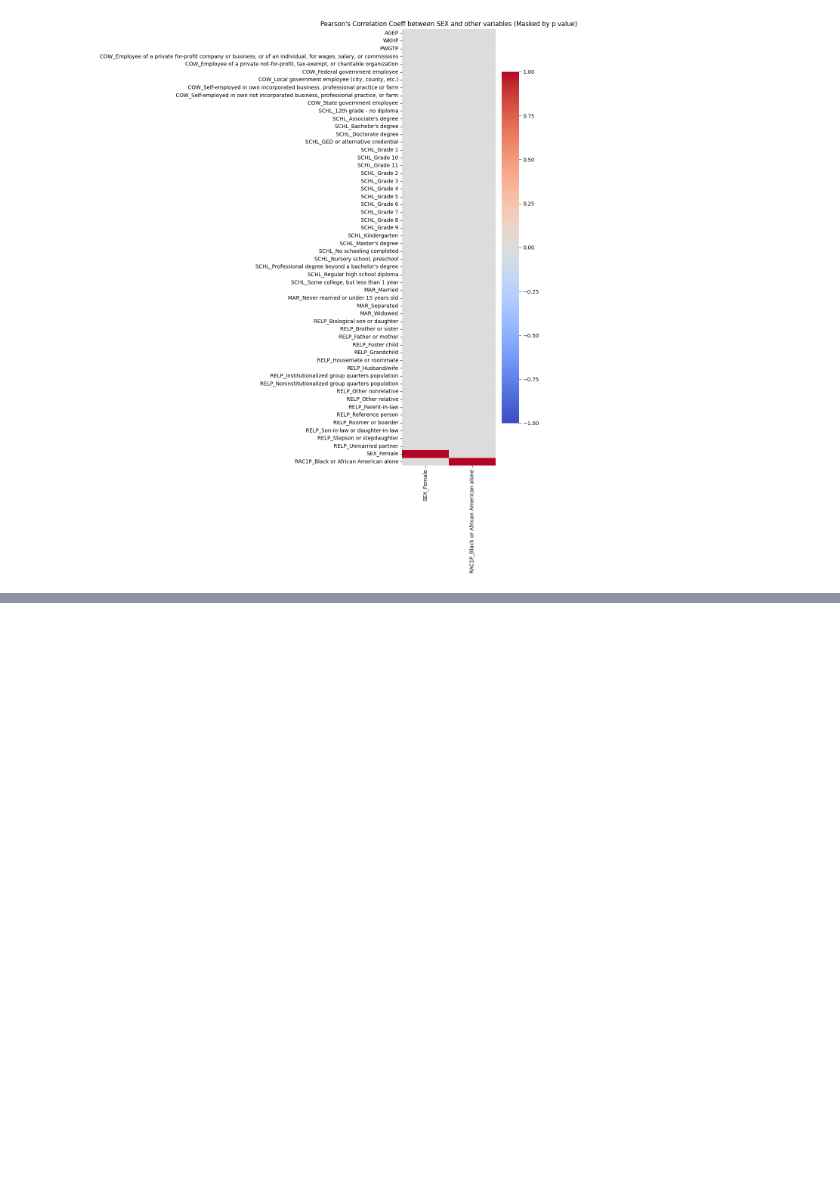
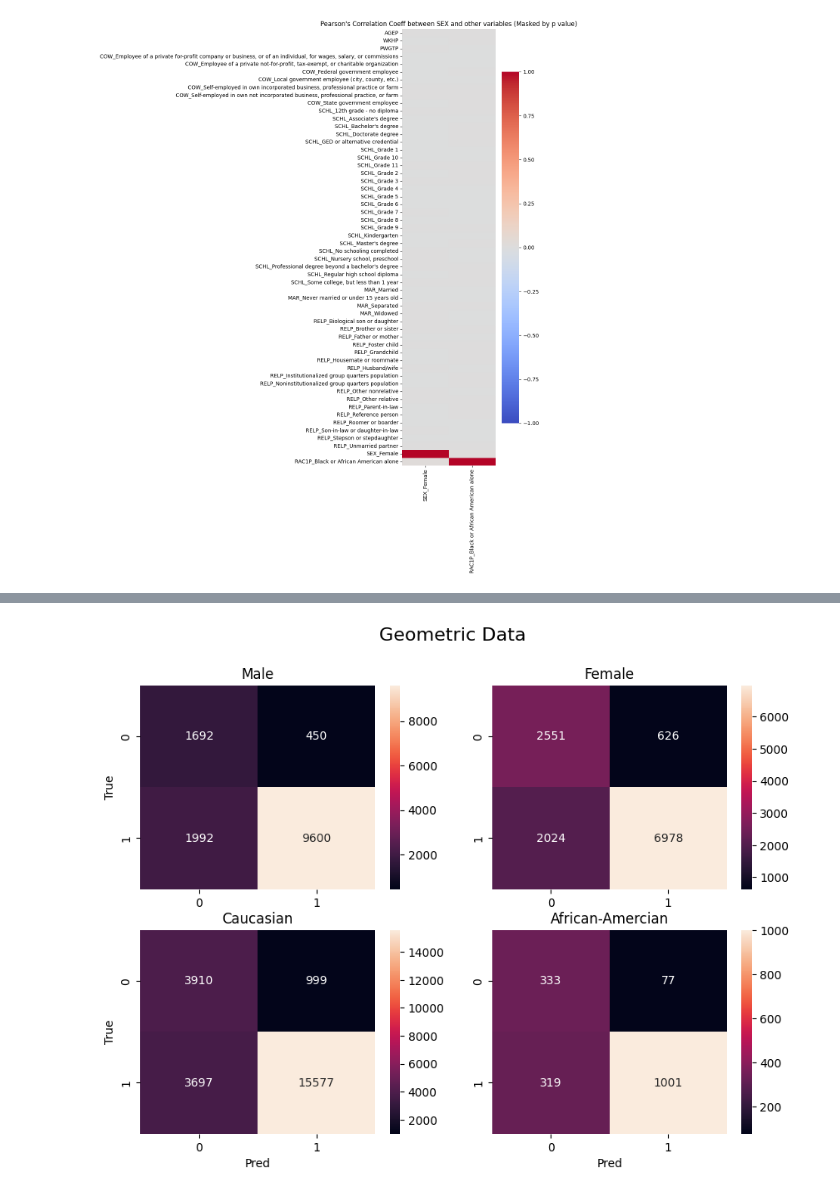
Before and after one commit to PHILIPWins/Algorithmic_Fairness, a Jupyter notebook: Assignment1/Assignemnt_02_oleg.ipynb, the cells around one changed output, grey strips where cells are left out. Drawn from its saved outputs; the diff is of its cells as text; code cells hidden in the pictures; blank space fills up the shorter version.

```diff
--- a/Assignment1/Assignemnt_02_oleg.ipynb
+++ b/Assignment1/Assignemnt_02_oleg.ipynb
@@ -323,0 +271,6 @@ plt.show()
+# %%
+features_np_debiased = debias_features(features_np, features_p)
+features_np_debiased_fair = fair_debiasing(features_np_debiased, features_np, lambd_=0)
+features_debiased_fair = pd.concat([features_np_debiased_fair, features_p], axis=1)
+
+X_train_fair, X_test_fair, y_train_fair, y_test_fair, groups_train, groups_test = train_test_split(features_debiased_fair, labels, groups, test_size=0.2, random_state=42)
@@ -323,0 +328,40 @@ plt.show()
+# %%
+from sklearn.metrics import confusion_matrix
+
+
+
+
+
+p_f = clf.predict(X_test_fair.loc[groups_test[groups_test["SEX"] == 2].index.tolist()])#, y_test_female)
+p_m = clf.predict(X_test_fair.loc[groups_test[groups_test["SEX"] == 1].index.tolist()])#, y_test_male)
+p_b = clf.predict(X_test_fair.loc[groups_test[groups_test["RAC1P"] == 2.0].index.tolist()])#, y_test_black)
+p_w = clf.predict(X_test_fair.loc[groups_test[groups_test["RAC1P"] == 1.0].index.tolist()])#, y_test_white)
+
+
+confusion_matrix_female = confusion_matrix(p_f, y_test_fair.loc[groups_test[groups_test["SEX"] == 2].index.tolist()])
+confusion_matrix_male = confusion_matrix(p_m, y_test_fair.loc[groups_test[groups_test["SEX"] == 1].index.tolist()])
+confusion_matrix_blacks = confusion_matrix(p_b, y_test_fair.loc[groups_test[groups_test["RAC1P"] == 2.0].index.tolist()])
+confusion_matrix_whites = confusion_matrix(p_w, y_test_fair.loc[groups_test[groups_test["RAC1P"] == 1.0].index.tolist()])
+# %%
+
+from sklearn.metrics import accuracy_score, f1_score, matthews_corrcoef
+
+fig, (ax1, ax2) = plt.subplots(2,2, figsize=(10,7))
+# Set a title for the entire figure
+fig.suptitle("Geometric Data", fontsize=16)
+g1= sns.heatmap(confusion_matrix_male, annot=True, fmt='g', ax=ax1[0])
+g1.set_ylabel("True")
+g1.set_title("Male")
+g2= sns.heatmap(confusion_matrix_female, annot=True, fmt='g', ax=ax1[1])
+#g1.set_xlabel("True")
+g2.set_title("Female")
+g3= sns.heatmap(confusion_matrix_whites, annot=True, fmt='g', ax=ax2[0])
+g3.set_ylabel("True")
+g3.set_xlabel("Pred")
+g3.set_title("Caucasian")
+g4= sns.heatmap(confusion_matrix_blacks, annot=True, fmt='g', ax=ax2[1])
+g4.set_xlabel("Pred")
+g4.set_title("African-Amercian")
+plt.show()
+# %% [output]
+[figure, added]
```
Also changed, not shown: parts of 15 cells of this notebook, 1 other file.
